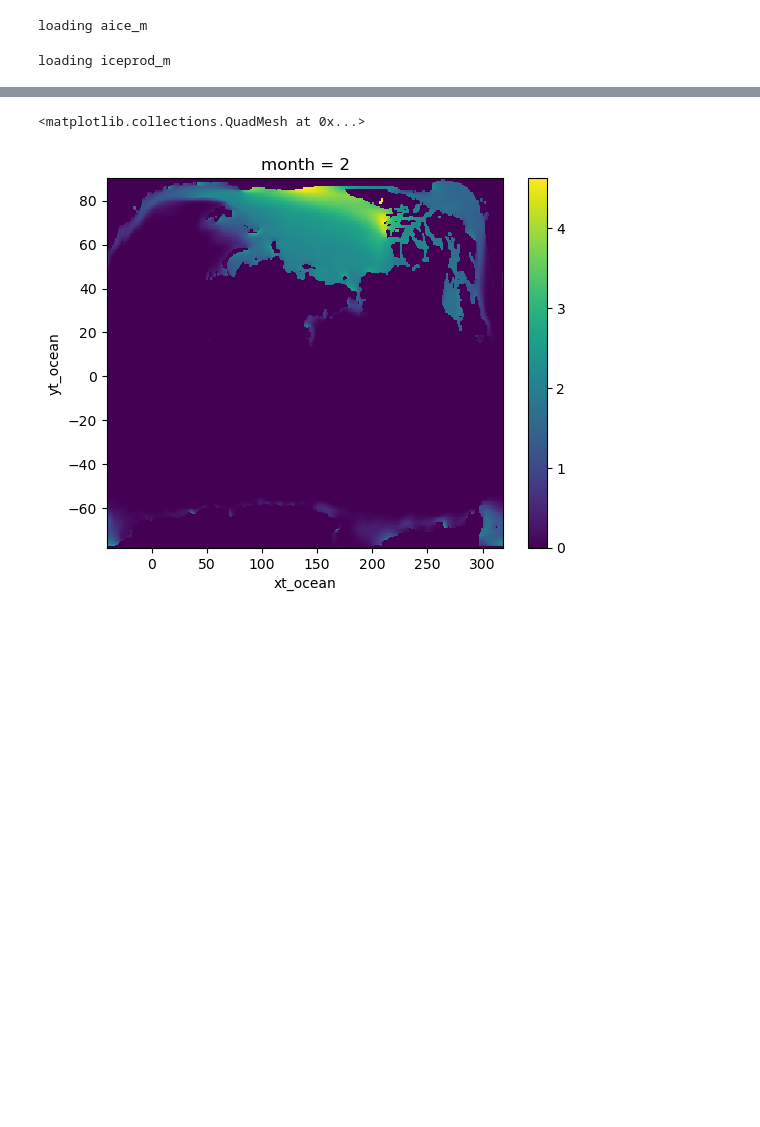
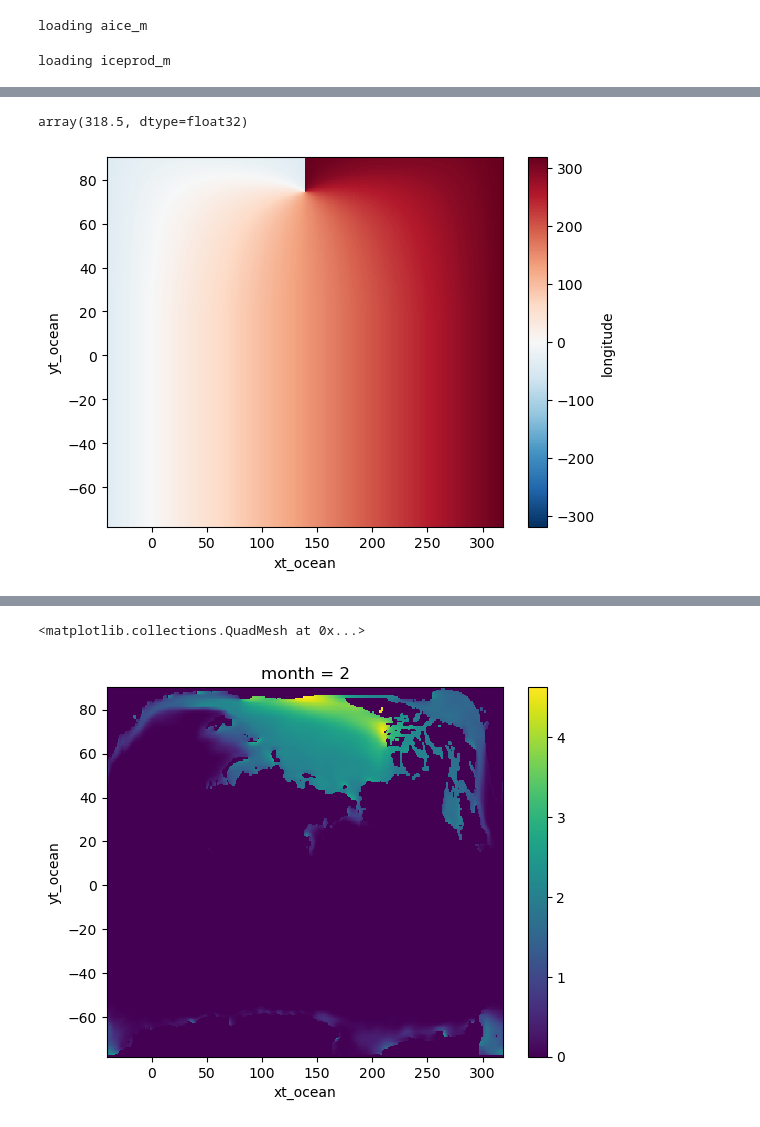
Before and after one commit to aekiss/ice_analysis, a Jupyter notebook: ice_maps.ipynb, the cells around one changed output, grey strips where cells are left out. Saved outputs shown, nothing was run; the diff lists cells and outputs as text; code cells hidden in the pictures; blank space fills up the shorter version.

```diff
--- a/ice_maps.ipynb
+++ b/ice_maps.ipynb
@@ -513,0 +528,7 @@ loading iceprod_m
+# %%
+l = GIOMAS_mm['hi_m'].longitude
+l.plot()
+l.isel(xt_ocean=-1, yt_ocean=0).data # TODO: subtract 360 from all values exceeding this, with xt_ocean<200
+# %% [output]
+array(318.5, dtype=float32)
+[figure, added]
```
Also changed, not shown: parts of 11 cells of this notebook.
